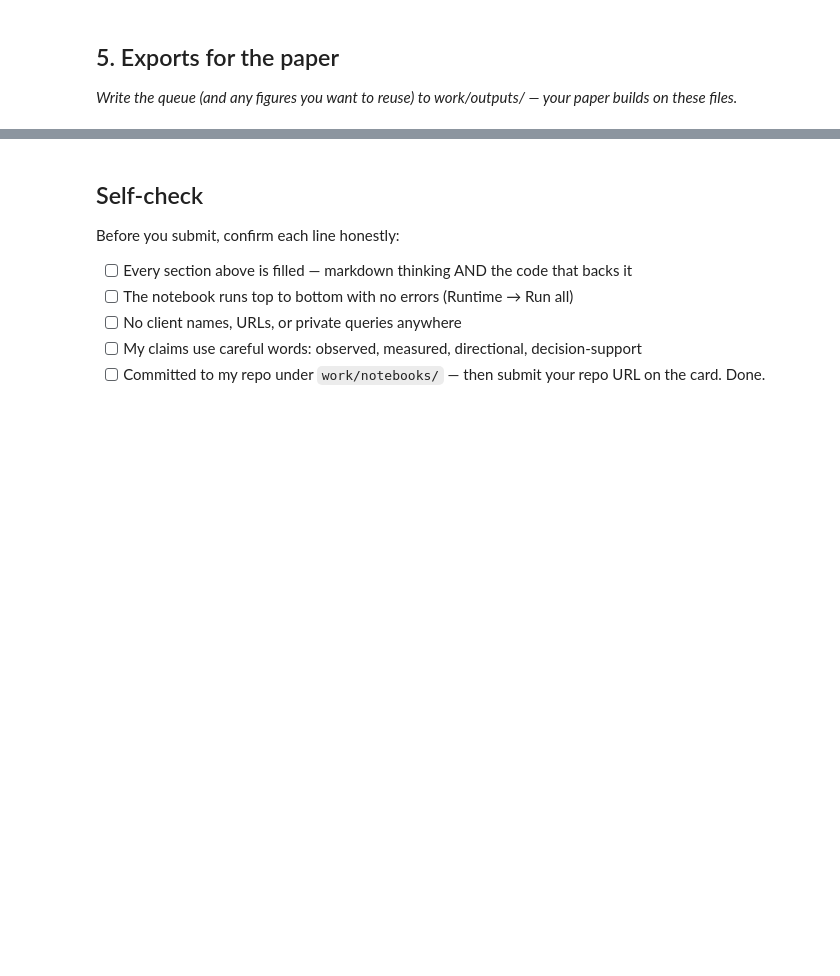
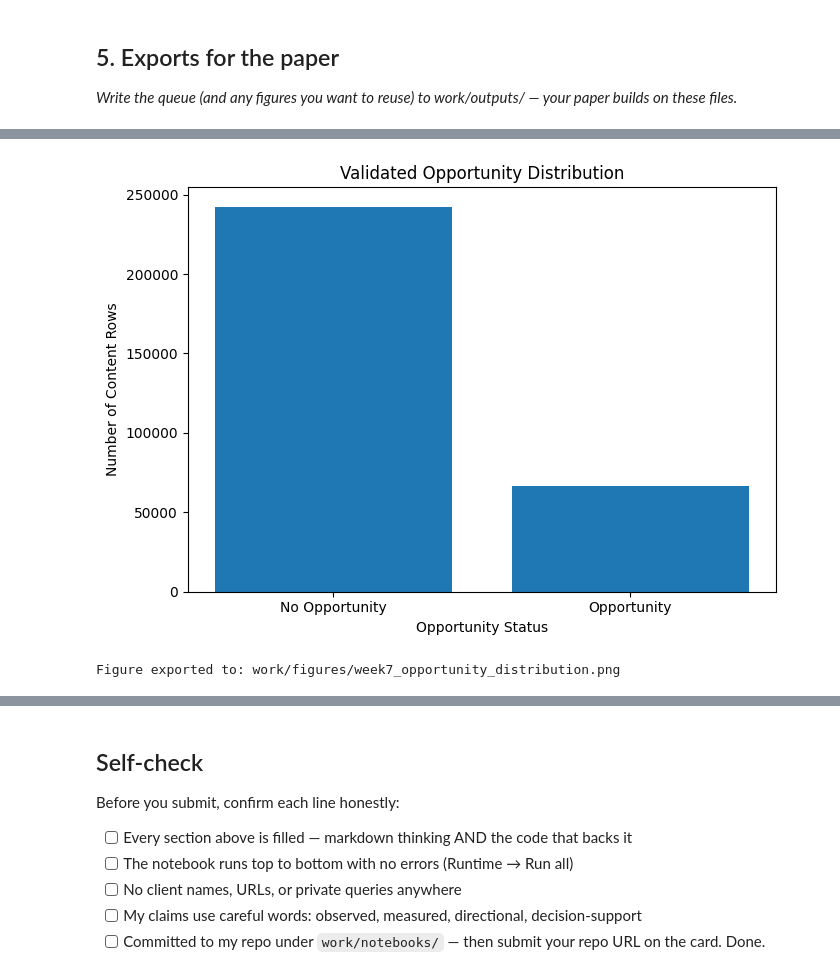
Before and after one commit to 124pritivarma6001-commits/flyrank_internship_ml, a Jupyter notebook: work/notebooks/w07_action_playbook.ipynb, the cells around one changed output, grey strips where cells are left out. Drawn from its saved outputs; the diff is of its cells as text; code cells hidden in the pictures; blank space fills up the shorter version.

```diff
--- a/work/notebooks/w07_action_playbook.ipynb
+++ b/work/notebooks/w07_action_playbook.ipynb
@@ -15,0 +32,18 @@ This skeleton is yours to fill. Work the sections **in order** — each one has
+# %%
+import duckdb
+
+con = duckdb.connect()
+con.execute(f"CREATE OR REPLACE SECRET hf (TYPE huggingface, TOKEN '{HF_TOKEN}')")
+
+REL = 'hf://datasets/FlyRank/internship-warehouse'
+TABLES = {
+    'dim_clients':                f"read_parquet('{REL}/dim_clients.parquet')",
+    'dim_content':                f"read_parquet('{REL}/dim_content.parquet')",
+    'fact_daily':                 f"read_parquet('{REL}/fact_content_daily_performance/**/*.parquet')",
+    'fact_daily_sample':          f"read_parquet('{REL}/fact_content_daily_performance_sample.parquet')",
+    'fact_query_90d':             f"read_parquet('{REL}/fact_content_query_90d.parquet')",
+}
+
+for name, src in TABLES.items():
+    n = con.sql(f'SELECT COUNT(*) FROM {src}').fetchone()[0]
+    print(f'{name:22} {n:>12,} rows')
@@ -43,0 +407,28 @@ This skeleton is yours to fill. Work the sections **in order** — each one has
+# %%
+# Export figure for the paper
+
+import matplotlib.pyplot as plt
+
+opportunity_counts = model_data["opportunity"].value_counts().sort_index()
+
+plt.figure(figsize=(7, 5))
+plt.bar(
+    ["No Opportunity", "Opportunity"],
+    [
+        opportunity_counts.get(0, 0),
+        opportunity_counts.get(1, 0)
+    ]
+)
+plt.title("Validated Opportunity Distribution")
+plt.xlabel("Opportunity Status")
+plt.ylabel("Number of Content Rows")
+plt.tight_layout()
+
+figure_path = Path("work/figures/week7_opportunity_distribution.png")
+plt.savefig(figure_path, dpi=300, bbox_inches="tight")
+plt.show()
+
+print("Figure exported to:", figure_path)
+# %% [output]
+[figure, added]
+Figure exported to: work/figures/week7_opportunity_distribution.png
```
Also changed, not shown: parts of 14 cells of this notebook.
